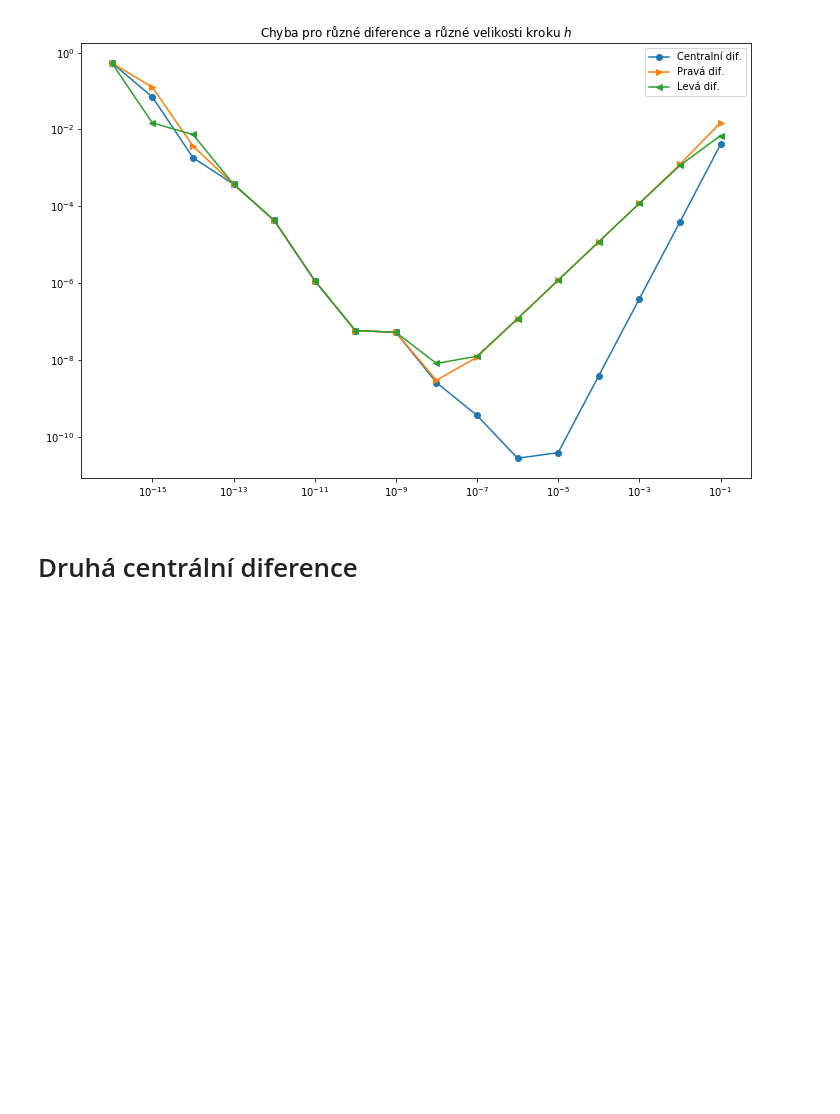
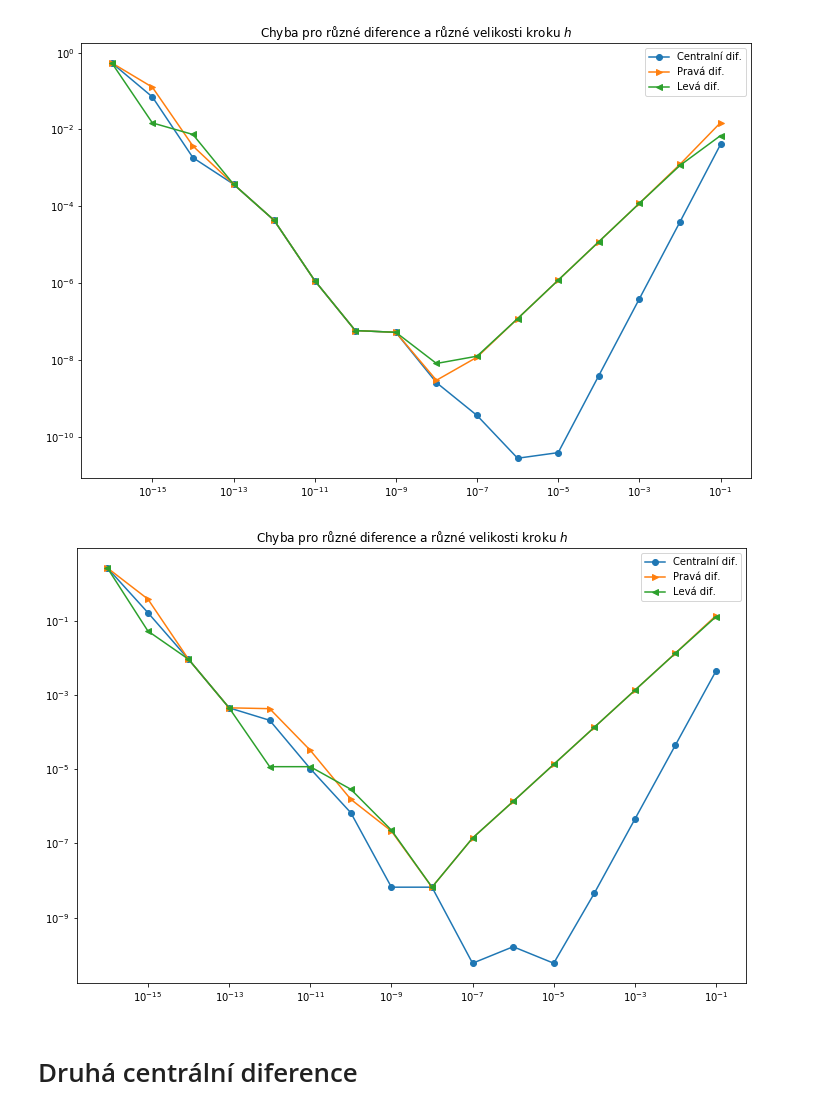
Before and after one commit to c0n73x7/numericke-metody, a Jupyter notebook: notebooks/NM/6. Derivace a určitý integrál.ipynb, the cells around one changed output. Drawn from its saved outputs; the diff is of its cells as text; code cells hidden in the pictures; blank space fills up the shorter version.

```diff
--- a/notebooks/NM/6. Derivace a určitý integrál.ipynb
+++ b/notebooks/NM/6. Derivace a určitý integrál.ipynb
@@ -65,4 +116,16 @@ multiplot_vals(hs,
 # %% [output]
 [figure]
+# %%
+# fce kterou chci derivovat, musí být v proměnné x
+fce = 'exp(x)'
+
+# pro jaké velikosti kroku budu derivovat
+x0 = 1
+hs = [1e-16,1e-15,1e-14,1e-13,1e-12,1e-11,1e-10,1e-09,
+     1e-08,1e-07,1e-06,1e-05,0.0001,0.001,0.01,0.1]
+
+plot_diff_err(fce, x0, hs)
+# %% [output]
+[figure, added]
 # %% [markdown]
 # Druhá centrální diference
```
Also changed, not shown: parts of 42 cells of this notebook, 3 other files.
